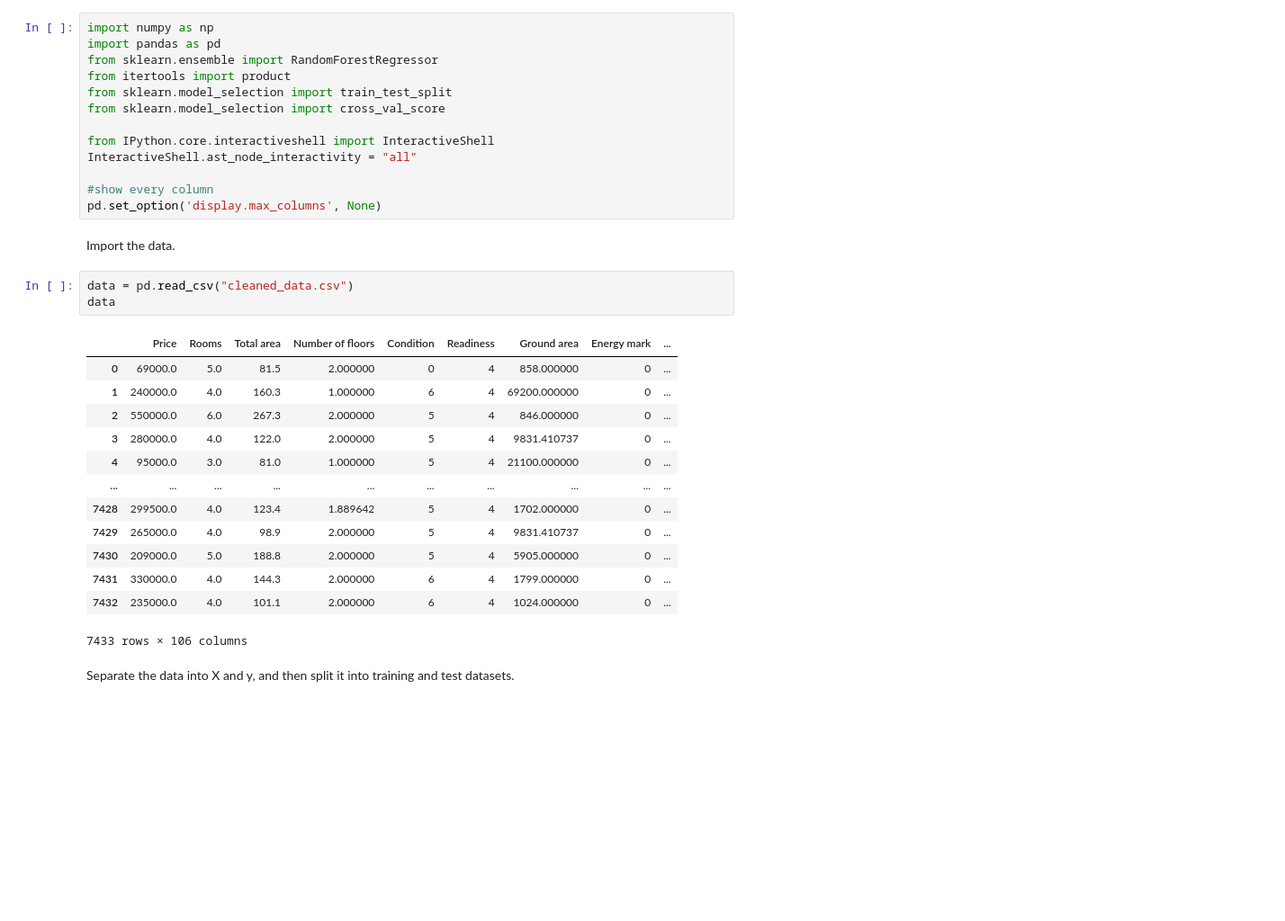
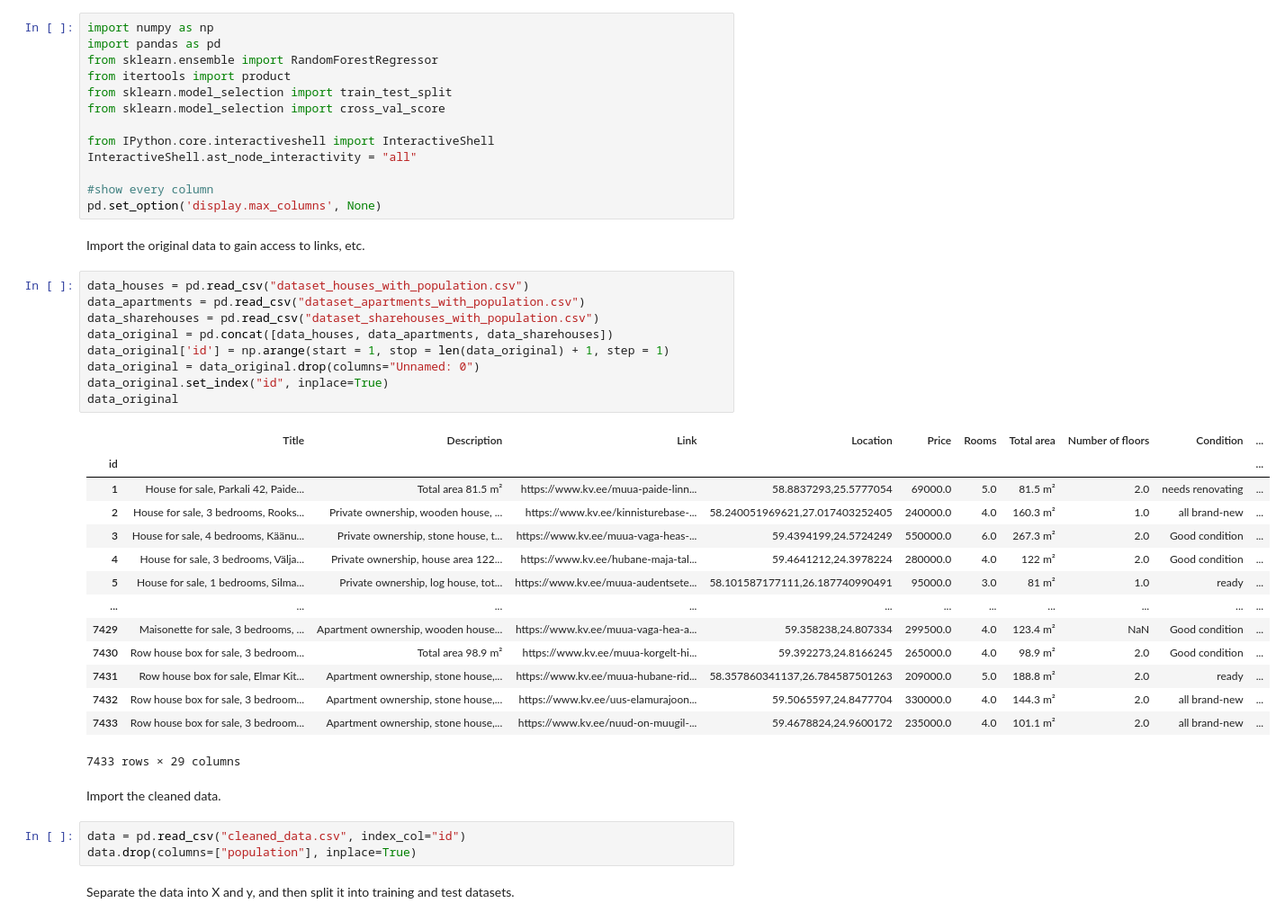
Before and after one commit to Jyrijoul/real_estate_prediction, a Jupyter notebook: models.ipynb, the cells around one changed output. Shown: that part at 90% size. Saved outputs shown, nothing was run; the diff lists cells and outputs as text; blank space fills up the shorter version.

```diff
--- a/models.ipynb
+++ b/models.ipynb
@@ -11,25 +11,37 @@ InteractiveShell.ast_node_interactivity = "all"
 
 #show every column
 pd.set_option('display.max_columns', None)
+# %% [markdown]
+Import the original data to gain access to links, etc.
+# %%
+data_houses = pd.read_csv("dataset_houses_with_population.csv")
+data_apartments = pd.read_csv("dataset_apartments_with_population.csv")
+data_sharehouses = pd.read_csv("dataset_sharehouses_with_population.csv")
+data_original = pd.concat([data_houses, data_apartments, data_sharehouses])
+data_original['id'] = np.arange(start = 1, stop = len(data_original) + 1, step = 1)
+data_original = data_original.drop(columns="Unnamed: 0")
+data_original.set_index("id", inplace=True)
+data_original
+# %% [output]
+|  | Title | Description | Link | Location | Price | Rooms | Total area | Number of floors | Condition | ... |
+| id |  |  |  |  |  |  |  |  |  | ... |
+| 1 | House for sale, Parkali 42, Paide... | Total area 81.5 m² | https://www.kv.ee/muua-paide-linn... | 58.8837293,25.5777054 | 69000.0 | 5.0 | 81.5 m² | 2.0 | needs renovating | ... |
+| 2 | House for sale, 3 bedrooms, Rooks... | Private ownership, wooden house, ... | https://www.kv.ee/kinnisturebase-... | 58.240051969621,27.017403252405 | 240000.0 | 4.0 | 160.3 m² | 1.0 | all brand-new | ... |
+| 3 | House for sale, 4 bedrooms, Käänu... | Private ownership, stone house, t... | https://www.kv.ee/muua-vaga-heas-... | 59.4394199,24.5724249 | 550000.0 | 6.0 | 267.3 m² | 2.0 | Good condition | ... |
+| 4 | House for sale, 3 bedrooms, Välja... | Private ownership, house area 122... | https://www.kv.ee/hubane-maja-tal... | 59.4641212,24.3978224 | 280000.0 | 4.0 | 122 m² | 2.0 | Good condition | ... |
+| 5 | House for sale, 1 bedrooms, Silma... | Private ownership, log house, tot... | https://www.kv.ee/muua-audentsete... | 58.101587177111,26.187740990491 | 95000.0 | 3.0 | 81 m² | 1.0 | ready | ... |
+| ... | ... | ... | ... | ... | ... | ... | ... | ... | ... | ... |
+| 7429 | Maisonette for sale, 3 bedrooms, ... | Apartment ownership, wooden house... | https://www.kv.ee/muua-vaga-hea-a... | 59.358238,24.807334 | 299500.0 | 4.0 | 123.4 m² | NaN | Good condition | ... |
+| 7430 | Row house box for sale, 3 bedroom... | Total area 98.9 m² | https://www.kv.ee/muua-korgelt-hi... | 59.392273,24.8166245 | 265000.0 | 4.0 | 98.9 m² | 2.0 | Good condition | ... |
+| 7431 | Row house box for sale, Elmar Kit... | Apartment ownership, stone house,... | https://www.kv.ee/muua-hubane-rid... | 58.357860341137,26.784587501263 | 209000.0 | 5.0 | 188.8 m² | 2.0 | ready | ... |
+| 7432 | Row house box for sale, 3 bedroom... | Apartment ownership, stone house,... | https://www.kv.ee/uus-elamurajoon... | 59.5065597,24.8477704 | 330000.0 | 4.0 | 144.3 m² | 2.0 | all brand-new | ... |
+| 7433 | Row house box for sale, 3 bedroom... | Apartment ownership, stone house,... | https://www.kv.ee/nuud-on-muugil-... | 59.4678824,24.9600172 | 235000.0 | 4.0 | 101.1 m² | 2.0 | all brand-new | ... |
+7433 rows × 29 columns
 # %% [markdown]
-Import the data.
+Import the cleaned data.
 # %%
-data = pd.read_csv("cleaned_data.csv")
-data
+data = pd.read_csv("cleaned_data.csv", index_col="id")
+data.drop(columns=["population"], inplace=True)
-# %% [output]
-|  | Price | Rooms | Total area | Number of floors | Condition | Readiness | Ground area | Energy mark | ... |
-| 0 | 69000.0 | 5.0 | 81.5 | 2.000000 | 0 | 4 | 858.000000 | 0 | ... |
-| 1 | 240000.0 | 4.0 | 160.3 | 1.000000 | 6 | 4 | 69200.000000 | 0 | ... |
-| 2 | 550000.0 | 6.0 | 267.3 | 2.000000 | 5 | 4 | 846.000000 | 0 | ... |
-| 3 | 280000.0 | 4.0 | 122.0 | 2.000000 | 5 | 4 | 9831.410737 | 0 | ... |
-| 4 | 95000.0 | 3.0 | 81.0 | 1.000000 | 5 | 4 | 21100.000000 | 0 | ... |
-| ... | ... | ... | ... | ... | ... | ... | ... | ... | ... |
-| 7428 | 299500.0 | 4.0 | 123.4 | 1.889642 | 5 | 4 | 1702.000000 | 0 | ... |
-| 7429 | 265000.0 | 4.0 | 98.9 | 2.000000 | 5 | 4 | 9831.410737 | 0 | ... |
-| 7430 | 209000.0 | 5.0 | 188.8 | 2.000000 | 5 | 4 | 5905.000000 | 0 | ... |
-| 7431 | 330000.0 | 4.0 | 144.3 | 2.000000 | 6 | 4 | 1799.000000 | 0 | ... |
-| 7432 | 235000.0 | 4.0 | 101.1 | 2.000000 | 6 | 4 | 1024.000000 | 0 | ... |
-7433 rows × 106 columns
 # %% [markdown]
 Separate the data into X and y, and then split it into training and test datasets.
 # %%
```
Also changed, not shown: parts of 20 cells of this notebook.
